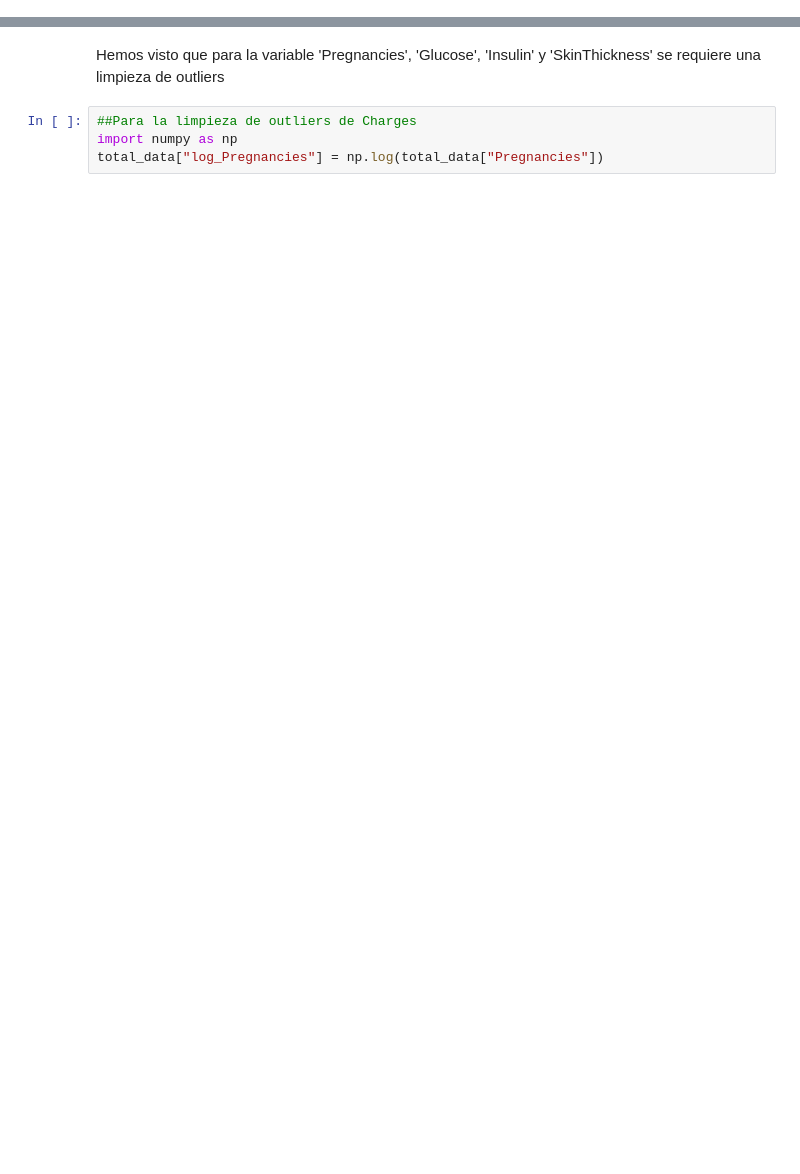
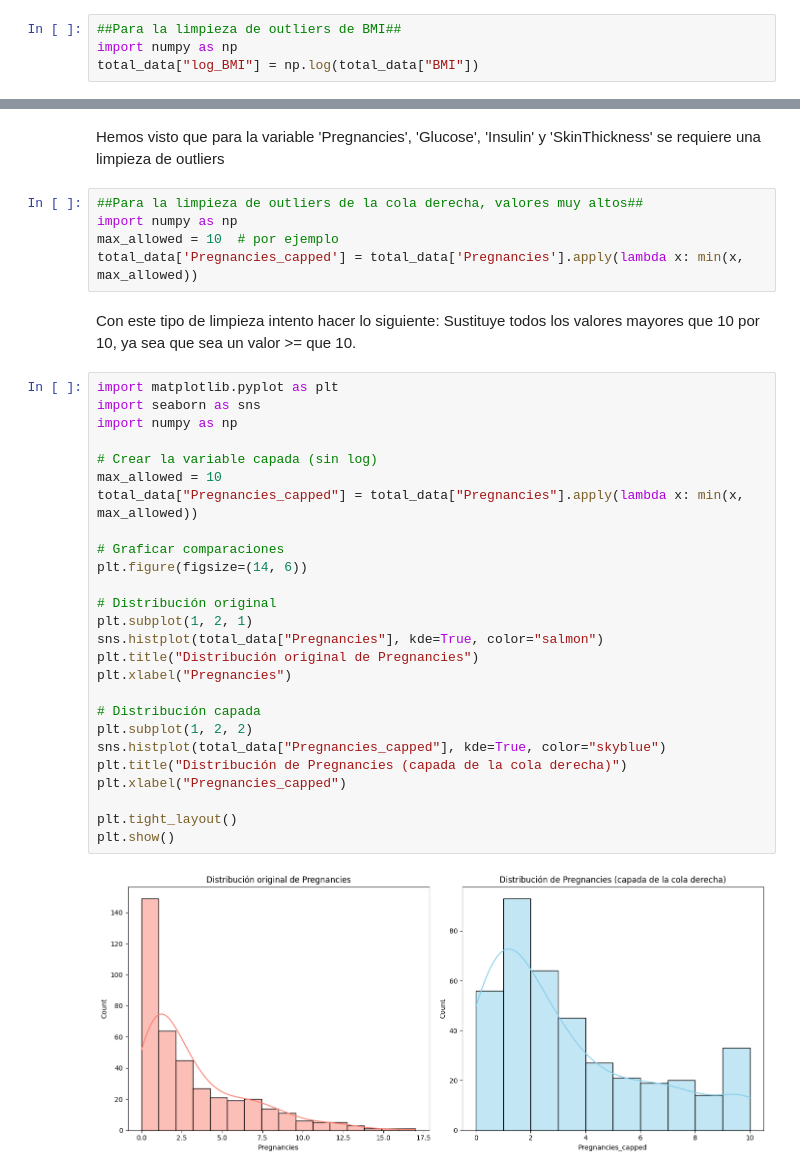
Before and after one commit to 4GeeksAcademy/DecissionTree_cafedemanha94-25, a Jupyter notebook: src/explore.ipynb, the cells around one changed output, grey strips where cells are left out. Saved outputs shown, nothing was run; the diff lists cells and outputs as text; blank space fills up the shorter version.

```diff
--- a/src/explore.ipynb
+++ b/src/explore.ipynb
@@ -265,5 +276,9 @@ min        0.000000
 max       17.000000
 Name: Pregnancies, dtype: float64
+# %%
+##Para la limpieza de outliers de BMI##
+import numpy as np
+total_data["log_BMI"] = np.log(total_data["BMI"])
 # %%
 # IQR para 'Pregnancies'
 
@@ -277,6 +292,37 @@ Los límites superior e inferior para la búsqueda de outliers son 13.5 y -6.5,
 # %% [markdown]
 Hemos visto que para la variable 'Pregnancies', 'Glucose', 'Insulin' y 'SkinThickness' se requiere una limpieza de outliers
 # %%
-##Para la limpieza de outliers de Charges
+##Para la limpieza de outliers de la cola derecha, valores muy altos##
 import numpy as np
-total_data["log_Pregnancies"] = np.log(total_data["Pregnancies"])
+max_allowed = 10  # por ejemplo
+total_data['Pregnancies_capped'] = total_data['Pregnancies'].apply(lambda x: min(x, max_allowed))
+# %% [markdown]
+Con este tipo de limpieza intento hacer lo siguiente: Sustituye todos los valores mayores que 10 por 10, ya sea que sea un valor >= que 10.
+# %%
+import matplotlib.pyplot as plt
+import seaborn as sns
+import numpy as np
+
+# Crear la variable capada (sin log)
+max_allowed = 10
+total_data["Pregnancies_capped"] = total_data["Pregnancies"].apply(lambda x: min(x, max_allowed))
+
+# Graficar comparaciones
+plt.figure(figsize=(14, 6))
+
+# Distribución original
+plt.subplot(1, 2, 1)
+sns.histplot(total_data["Pregnancies"], kde=True, color="salmon")
+plt.title("Distribución original de Pregnancies")
+plt.xlabel("Pregnancies")
+
+# Distribución capada
+plt.subplot(1, 2, 2)
+sns.histplot(total_data["Pregnancies_capped"], kde=True, color="skyblue")
+plt.title("Distribución de Pregnancies (capada de la cola derecha)")
+plt.xlabel("Pregnancies_capped")
+
+plt.tight_layout()
+plt.show()
+# %% [output]
+[figure, added]
```
Also changed, not shown: parts of 20 cells of this notebook, 8 other files.
